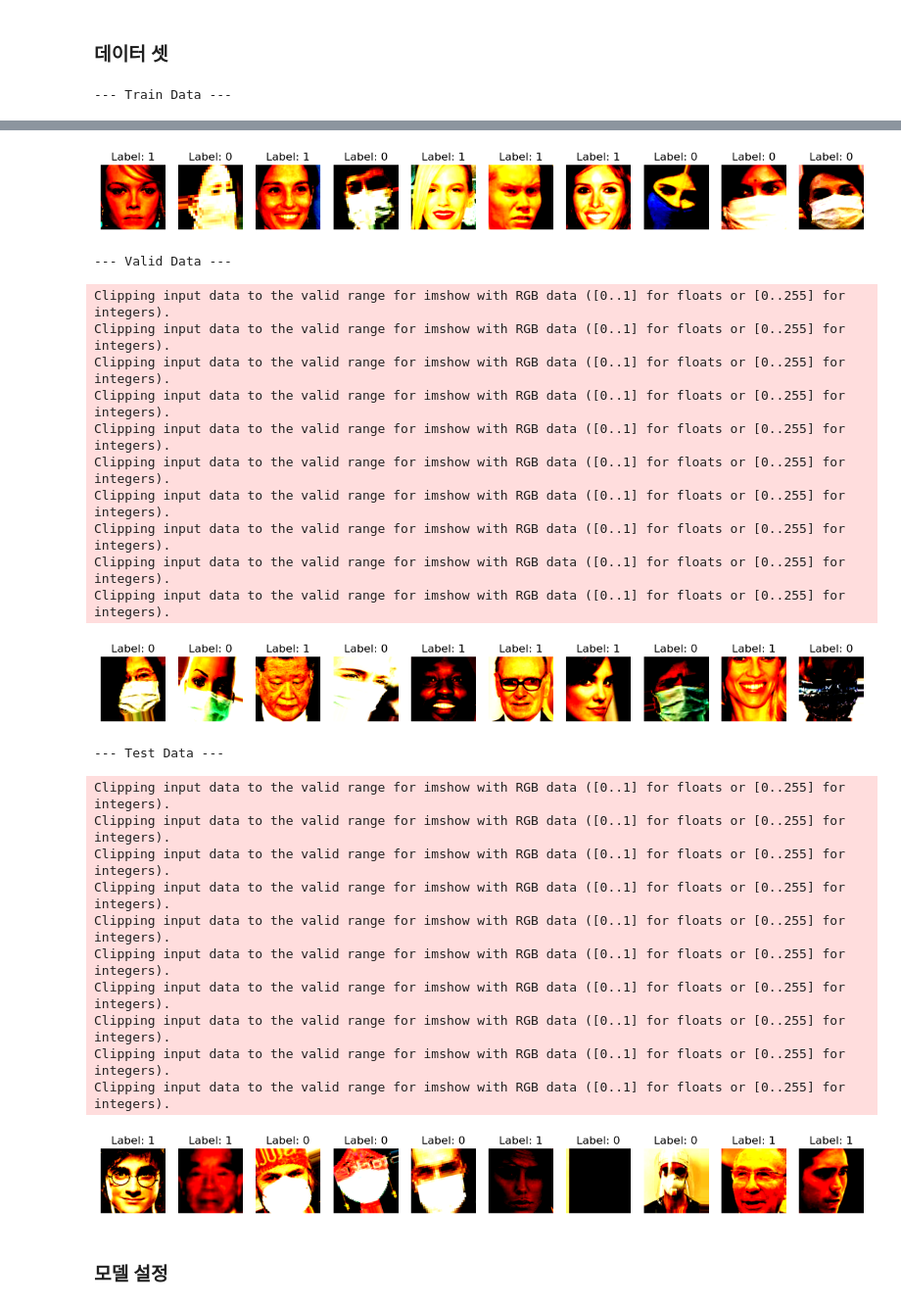
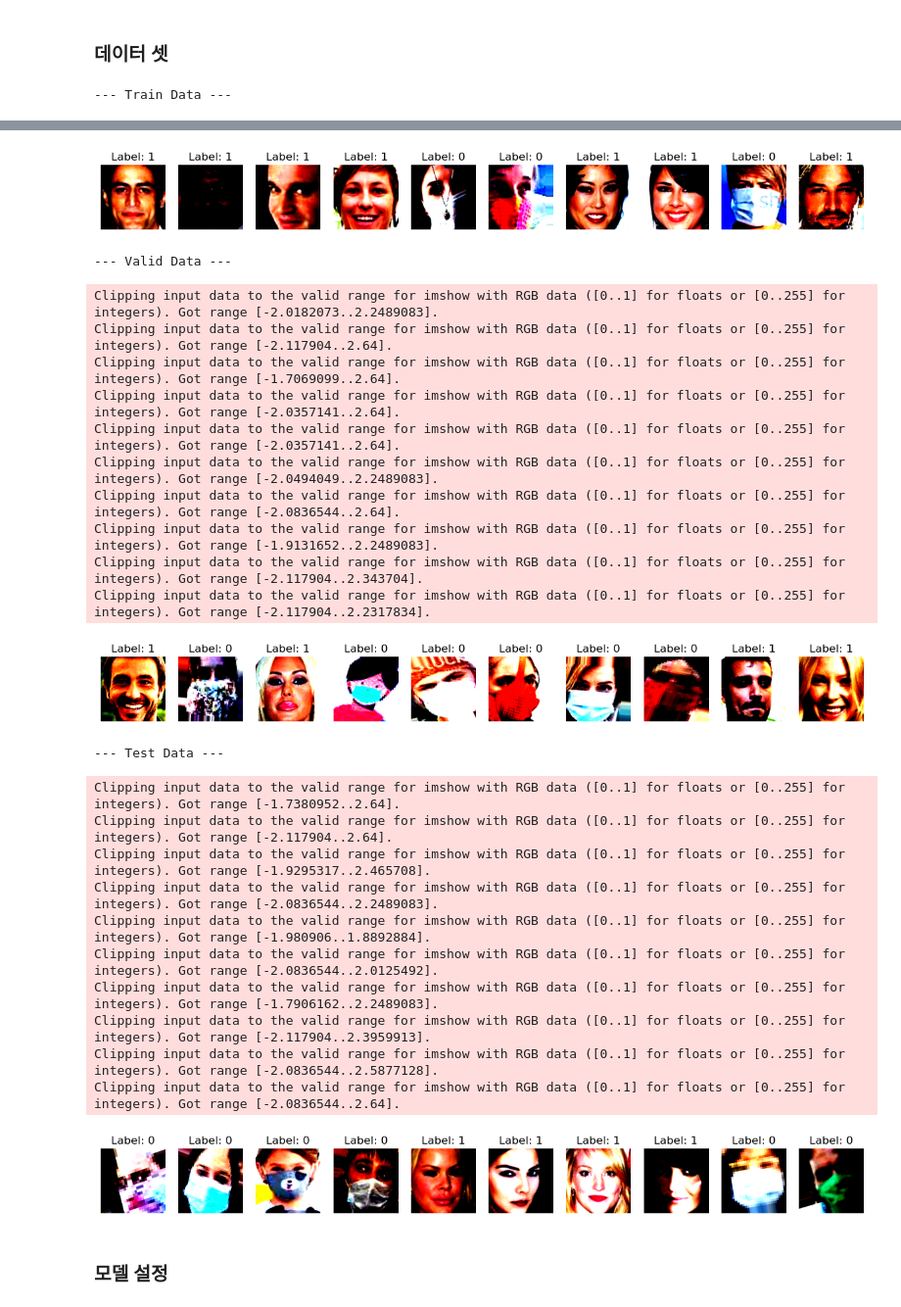
Before and after one commit to 21june/PyroNote, a Jupyter notebook: MaskDetection/ResNet_Mask.ipynb, the cells around one changed output, grey strips where cells are left out. Shown at 98% size. Drawn from its saved outputs; the diff is of its cells as text; code cells hidden in the pictures.

```diff
--- a/MaskDetection/ResNet_Mask.ipynb
+++ b/MaskDetection/ResNet_Mask.ipynb
@@ -237,11 +247,14 @@ LR = 1e-4 # learning rate
 EPOCH = 200 # input num of epoch
 num_classes = 2 # input num of classes
 criterion = nn.CrossEntropyLoss() # for Loss
-model_type = "resnet18" # select model
+model_type = "resnet50_pretrained" # select model
 dataset = "Mask_12K" # using dataset
 dataset_path = f"/mnt/e/Base_Dataset" # dataset path
-save_model_path = f"/mnt/e/Results/{model_type}_{dataset}_EPOCH{EPOCH}_LR{LR}.pt" # model path to save
-save_onnx_path = f"/mnt/e/Results/{model_type}_{dataset}_EPOCH{EPOCH}_LR{LR}.onnx" # onnx path to save
+mean_std_type = "ImageNet" # None: No Mean/Std, Mask12K: Real Image, ImageNet: ImageNet
+save_model_path = f"/mnt/e/Results/{model_type}_{dataset}_{mean_std_type}_EPOCH{EPOCH}_LR{LR}.pt" # model path to save
+save_onnx_path = f"/mnt/e/Results/{model_type}_{dataset}_{mean_std_type}_EPOCH{EPOCH}_LR{LR}.onnx" # onnx path to save
+save_lastepoch_model_path = f"/mnt/e/Results/{model_type}_{dataset}_{mean_std_type}_EPOCH{EPOCH}_LR{LR}_LASTEPOCH.pt" # model path to save
+save_lastepoch_onnx_path = f"/mnt/e/Results/{model_type}_{dataset}_{mean_std_type}_EPOCH{EPOCH}_LR{LR}_LASTEPOCH.onnx" # onnx path to save
 
 train_share = 0.8 # percentage of train dataset
 valid_share = 0.10 # percentage of val dataset
@@ -254,9 +267,17 @@ if dataset == "Mask_12K":
         [
             transforms.Resize((224, 224)),
             transforms.ToTensor(),
-            transforms.Normalize((0.5703, 0.4665, 0.4177), (0.2429, 0.2231, 0.2191)) # 본 데이터셋의 Mean, Std 값
         ]
     )
+
+    if mean_std_type == "Mask12K":
+        transform = transforms.Compose(
+            transform.transforms + [transforms.Normalize(mean=[0.5703, 0.4665, 0.4177], std=[0.2429, 0.2231, 0.2191])]
+        )
+    elif mean_std_type == "ImageNet":
+        transform = transforms.Compose(
+            transform.transforms + [transforms.Normalize(mean=[0.485, 0.456, 0.406], std=[0.229, 0.224, 0.225])]
+        )
 
     dataset_path = f"/mnt/e/Mask_12K" # 데이터셋 경로
     train_DS = datasets.ImageFolder(root=dataset_path, transform=transform)
@@ -292,28 +313,28 @@ Clipping input data to the valid range for imshow with RGB data ([0..1] for floa
-[figure, old version]
+[figure, new version]
 --- Valid Data ---
-Clipping input data to the valid range for imshow with RGB data ([0..1] for floats or [0..255] for integers).
-Clipping input data to the valid range for imshow with RGB data ([0..1] for floats or [0..255] for integers).
-Clipping input data to the valid range for imshow with RGB data ([0..1] for floats or [0..255] for integers).
-Clipping input data to the valid range for imshow with RGB data ([0..1] for floats or [0..255] for integers).
-Clipping input data to the valid range for imshow with RGB data ([0..1] for floats or [0..255] for integers).
-Clipping input data to the valid range for imshow with RGB data ([0..1] for floats or [0..255] for integers).
-Clipping input data to the valid range for imshow with RGB data ([0..1] for floats or [0..255] for integers).
-Clipping input data to the valid range for imshow with RGB data ([0..1] for floats or [0..255] for integers).
-Clipping input data to the valid range for imshow with RGB data ([0..1] for floats or [0..255] for integers).
-Clipping input data to the valid range for imshow with RGB data ([0..1] for floats or [0..255] for integers).
+Clipping input data to the valid range for imshow with RGB data ([0..1] for floats or [0..255] for integers). Got range [-2.0182073..2.2489083].
+Clipping input data to the valid range for imshow with RGB data ([0..1] for floats or [0..255] for integers). Got range [-2.117904..2.64].
+Clipping input data to the valid range for imshow with RGB data ([0..1] for floats or [0..255] for integers). Got range [-1.7069099..2.64].
+Clipping input data to the valid range for imshow with RGB data ([0..1] for floats or [0..255] for integers). Got range [-2.0357141..2.64].
+Clipping input data to the valid range for imshow with RGB data ([0..1] for floats or [0..255] for integers). Got range [-2.0357141..2.64].
+Clipping input data to the valid range for imshow with RGB data ([0..1] for floats or [0..255] for integers). Got range [-2.0494049..2.2489083].
+Clipping input data to the valid range for imshow with RGB data ([0..1] for floats or [0..255] for integers). Got range [-2.0836544..2.64].
+Clipping input data to the valid range for imshow with RGB data ([0..1] for floats or [0..255] for integers). Got range [-1.9131652..2.2489083].
+Clipping input data to the valid range for imshow with RGB data ([0..1] for floats or [0..255] for integers). Got range [-2.117904..2.343704].
+Clipping input data to the valid range for imshow with RGB data ([0..1] for floats or [0..255] for integers). Got range [-2.117904..2.2317834].
-[figure, old version]
+[figure, new version]
 --- Test Data ---
-Clipping input data to the valid range for imshow with RGB data ([0..1] for floats or [0..255] for integers).
-Clipping input data to the valid range for imshow with RGB data ([0..1] for floats or [0..255] for integers).
-Clipping input data to the valid range for imshow with RGB data ([0..1] for floats or [0..255] for integers).
-Clipping input data to the valid range for imshow with RGB data ([0..1] for floats or [0..255] for integers).
-Clipping input data to the valid range for imshow with RGB data ([0..1] for floats or [0..255] for integers).
-Clipping input data to the valid range for imshow with RGB data ([0..1] for floats or [0..255] for integers).
-Clipping input data to the valid range for imshow with RGB data ([0..1] for floats or [0..255] for integers).
-Clipping input data to the valid range for imshow with RGB data ([0..1] for floats or [0..255] for integers).
-Clipping input data to the valid range for imshow with RGB data ([0..1] for floats or [0..255] for integers).
-Clipping input data to the valid range for imshow with RGB data ([0..1] for floats or [0..255] for integers).
+Clipping input data to the valid range for imshow with RGB data ([0..1] for floats or [0..255] for integers). Got range [-1.7380952..2.64].
+Clipping input data to the valid range for imshow with RGB data ([0..1] for floats or [0..255] for integers). Got range [-2.117904..2.64].
+Clipping input data to the valid range for imshow with RGB data ([0..1] for floats or [0..255] for integers). Got range [-1.9295317..2.465708].
+Clipping input data to the valid range for imshow with RGB data ([0..1] for floats or [0..255] for integers). Got range [-2.0836544..2.2489083].
+Clipping input data to the valid range for imshow with RGB data ([0..1] for floats or [0..255] for integers). Got range [-1.980906..1.8892884].
+Clipping input data to the valid range for imshow with RGB data ([0..1] for floats or [0..255] for integers). Got range [-2.0836544..2.0125492].
+Clipping input data to the valid range for imshow with RGB data ([0..1] for floats or [0..255] for integers). Got range [-1.7906162..2.2489083].
+Clipping input data to the valid range for imshow with RGB data ([0..1] for floats or [0..255] for integers). Got range [-2.117904..2.3959913].
+Clipping input data to the valid range for imshow with RGB data ([0..1] for floats or [0..255] for integers). Got range [-2.0836544..2.5877128].
+Clipping input data to the valid range for imshow with RGB data ([0..1] for floats or [0..255] for integers). Got range [-2.0836544..2.64].
-[figure, old version]
+[figure, new version]
 # %% [markdown]
 ### 모델 설정
 # %%
```
Also changed, not shown: parts of 7 cells of this notebook, 4 other files.
